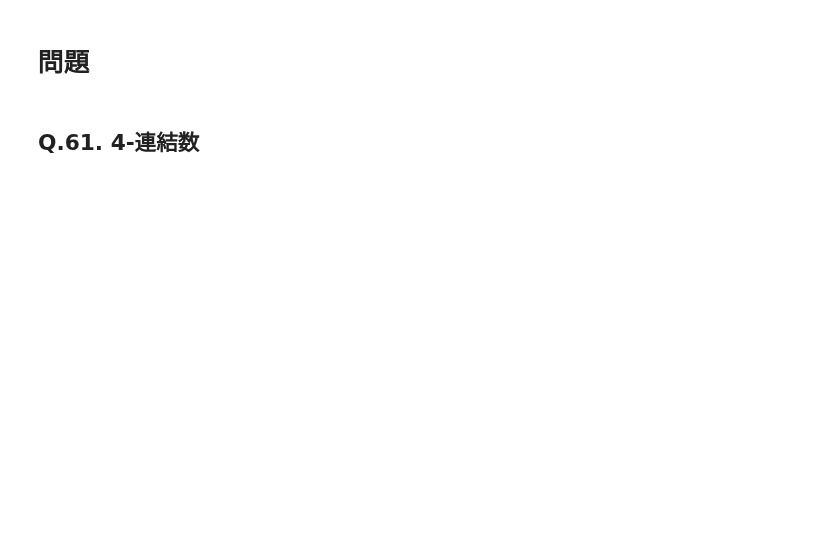
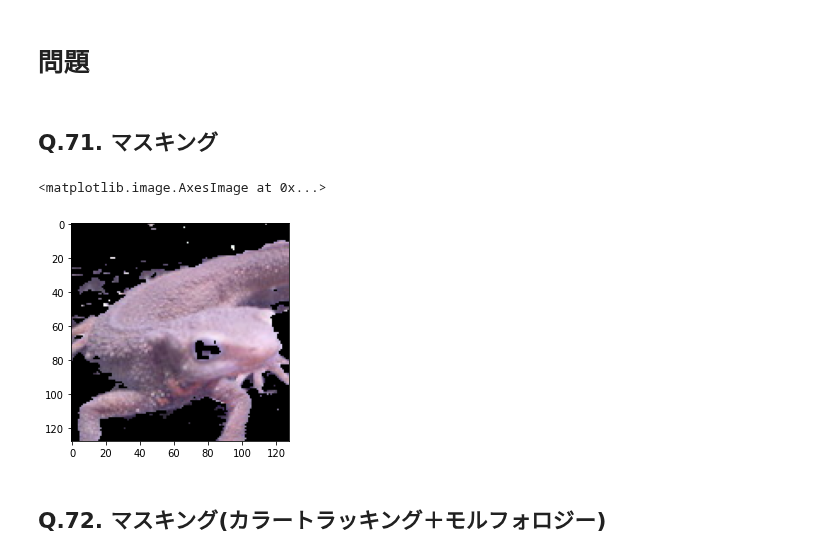
Before and after one commit to Yuki-Wada/exercises, a Jupyter notebook: image_processing_100_knock/solution/Question_71_80.ipynb, the cells around one changed output. Drawn from its saved outputs; the diff is of its cells as text; code cells hidden in the pictures; blank space fills up the shorter version.

```diff
--- a/image_processing_100_knock/solution/Question_71_80.ipynb
+++ b/image_processing_100_knock/solution/Question_71_80.ipynb
@@ -29,4 +72,2 @@ gazo_img = gazo_img[:, :]
 # %% [markdown]
 # 問題
-# %% [markdown]
-## Q.61. 4-連結数
@@ -57,0 +74,17 @@ colors[result == 4] = [255, 255, 0]
+# %% [markdown]
+## Q.71. マスキング
+# %%
+result = imori_img.copy()
+hsv = rgb_to_hsv(result)
+h = hsv[:, :, 0]
+
+mask = np.zeros_like(h).astype(np.uint8)
+mask[(h >= 180) * (h <= 260)] = 1
+result[mask == 1] = [0, 0, 0]
+# %%
+plt.imshow(result)
+# %% [output]
+<matplotlib.image.AxesImage at 0x...>
+[figure, added]
+# %% [markdown]
+## Q.72. マスキング(カラートラッキング＋モルフォロジー)
```
Also changed, not shown: parts of 65 cells of this notebook, 9 other files.
